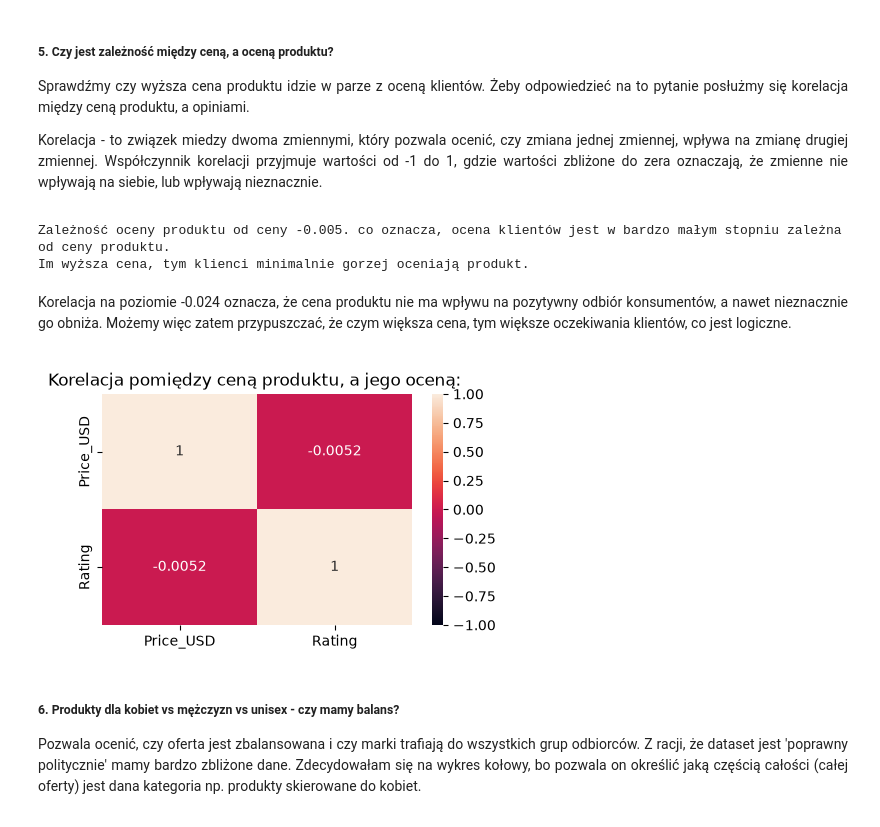
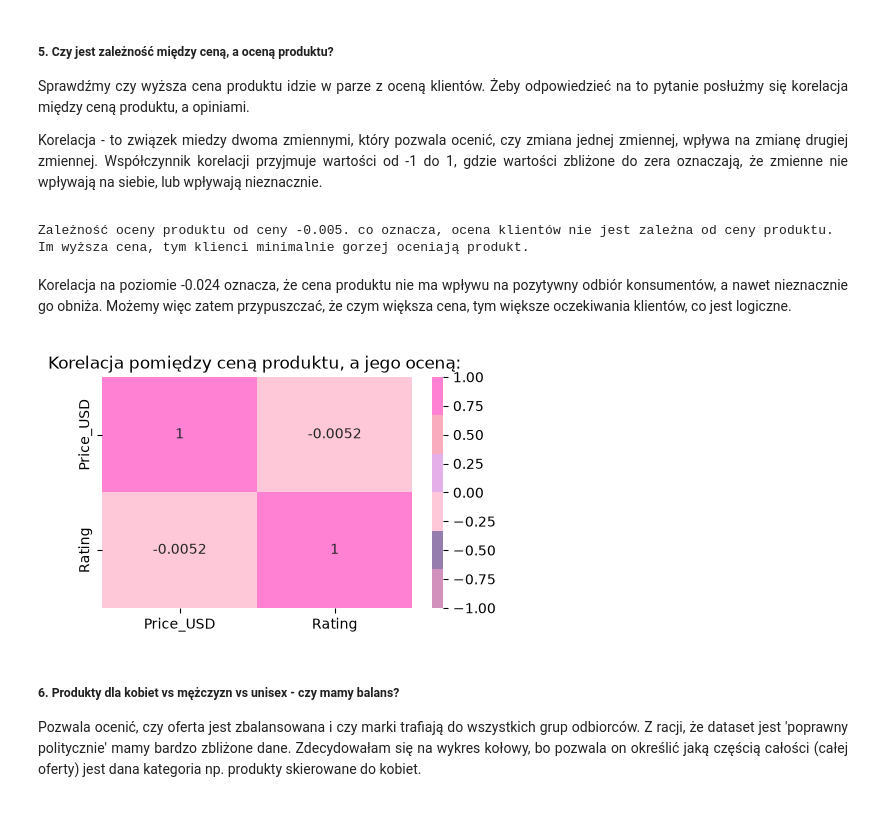
Before and after one commit to kamila-dudzinska/Top_Beauty, a Jupyter notebook: Analiza.ipynb, the cells around one changed output. Cells and saved outputs as stored; diff of their text form; code cells hidden in the pictures.

```diff
--- a/Analiza.ipynb
+++ b/Analiza.ipynb
@@ -49,5 +79,26 @@ Teraz gdy wiemy, że dane są czyste - nie ma pustych wartości (nulli) i dodatk
 
 </div>
 # %%
-df.describe()
+df = df.describe()
+
+# formatowanie nagłówka tabeli
+naglowek = df.columns[0]
+
+table_style = df.head(5).style.set_table_styles([
+    {
+        'selector':'th',
+        'props':[
+            ('font-weight', 'bold'),                #pogrubienie
+            ('background-color', '#D291BC'),      #kolor tla - lawendowy
+            ('color', 'white'),                     #kolor czcionki
+            ('text-align', 'center'),               #wysrodkowanie
+            ('padding', '8px')
+        ]
+    }
+]).set_properties(
+    **{'font-weight':'bold'},                       #pogrubienie pierwszej kolumny
+    subset=[naglowek]
+).hide(axis='index')
+
+table_style
 # %% [output]
@@ -239,7 +322,7 @@ price_review = df['Price_USD'].corr(df['Rating'])
 print(f'Zależność oceny produktu od ceny {price_review:.3f}. co oznacza, ocena klientów nie jest zależna od ceny produktu.')
 print('Im wyższa cena, tym klienci minimalnie gorzej oceniają produkt.')
 # %% [output]
-Zależność oceny produktu od ceny -0.005. co oznacza, ocena klientów jest w bardzo małym stopniu zależna od ceny produktu.
+Zależność oceny produktu od ceny -0.005. co oznacza, ocena klientów nie jest zależna od ceny produktu.
 Im wyższa cena, tym klienci minimalnie gorzej oceniają produkt.
 # %% [markdown]
 <div align = "Justify">
@@ -250,22 +333,27 @@ Korelacja na poziomie -0.024 oznacza, że cena produktu nie ma wpływu na pozyty
 # %%
 #dane wejsciowe dla korelacji
 df_corr = df[['Price_USD', 'Rating']].corr()
 
 #tworzymy wykres
 plt.figure(figsize=(5, 3))
 
+# własna paleta barw:
+sns.set_palette(sns.color_palette(colors))
+
 #moduł seaborn
 sns.heatmap(
-    df_corr,                    # korelacja - dane wejciowe
-    annot=True,                 # wartoci liczbowe wewnątrz kwadracików
-    vmin=-1,                    # min wartoć skali kolorów
-    vmax=1                      # maksymalna wartoć skali kolorów
+    df_corr,                            # korelacja - dane wejciowe
+    annot=True,                         # wartoci liczbowe wewnątrz kwadracików
+    vmin=-1,                            # min wartoć skali kolorów
+    vmax=1,                             # maksymalna wartoć skali kolorów
+    cmap=sns.color_palette(colors,
+                           as_cmap=True)
 )
 
 plt.title("Korelacja pomiędzy ceną produktu, a jego oceną: ")
 plt.show()
 # %% [output]
-[figure, old version]
+[figure, new version]
 # %% [markdown]
 ##### 6. Produkty dla kobiet vs mężczyzn vs unisex - czy mamy balans?
 
```
Also changed, not shown: parts of 12 cells of this notebook, 1 other file.
